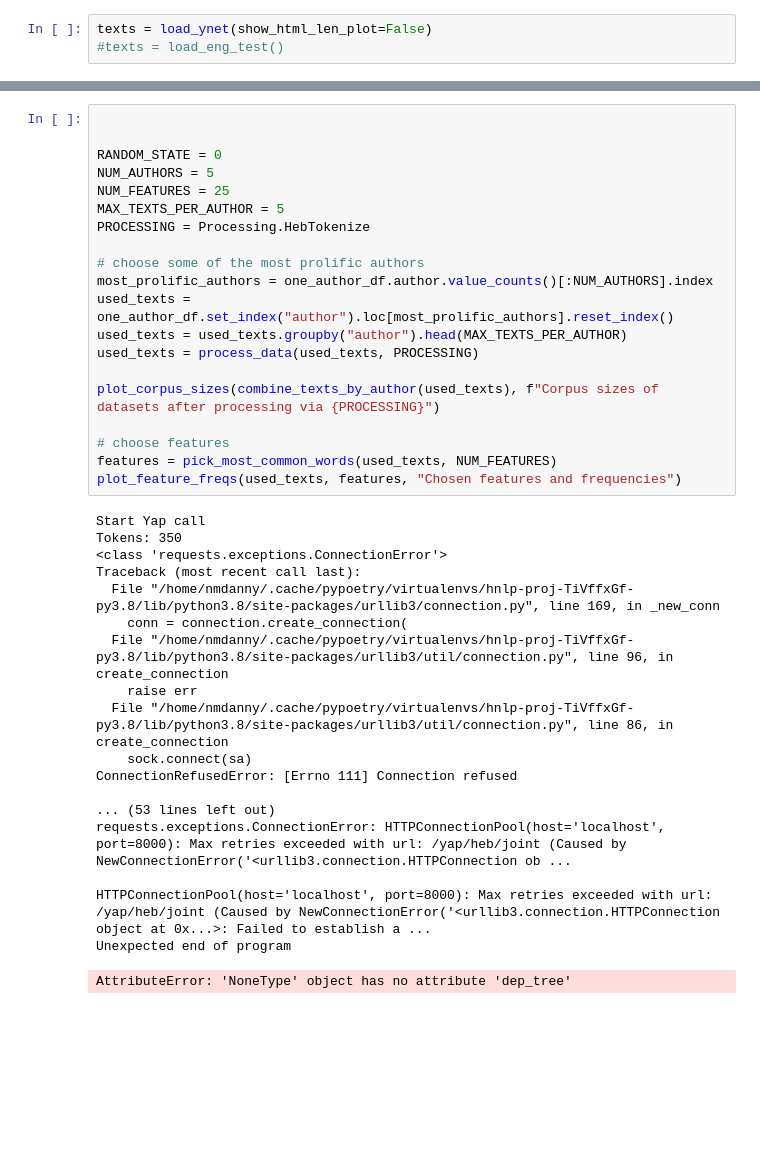
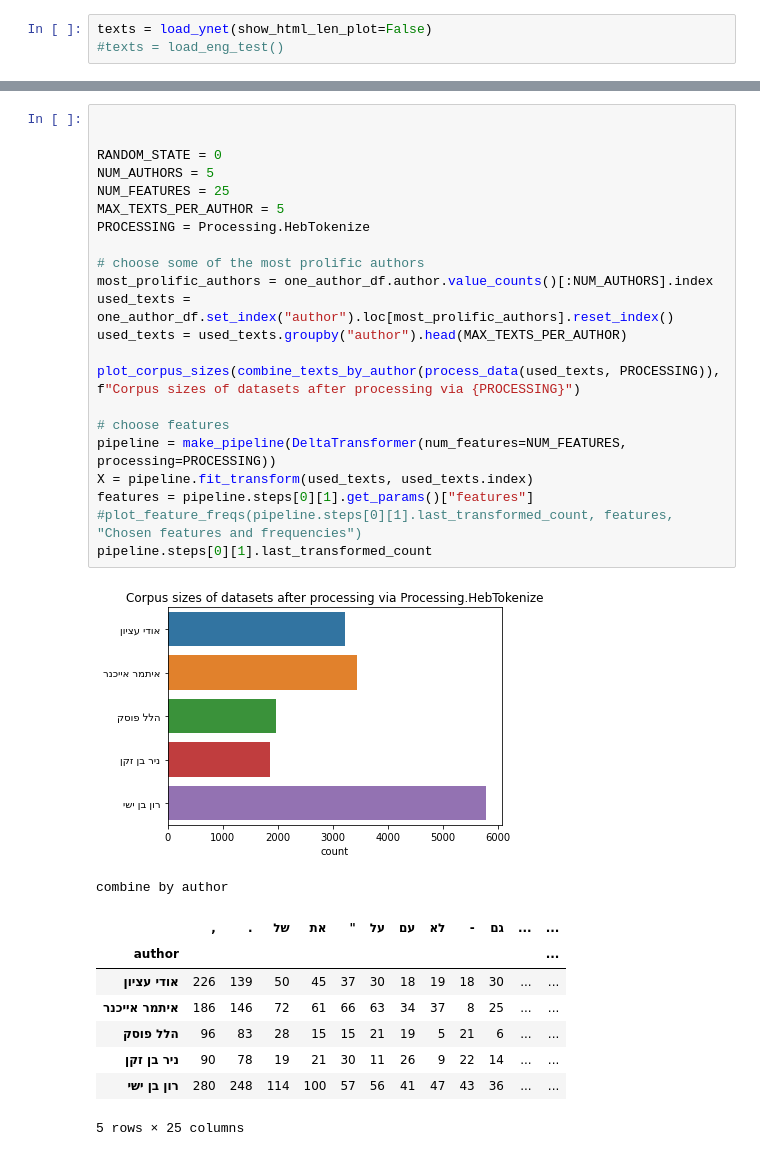
Before and after one commit to nmdanny/hnlp_proj, a Jupyter notebook: eda.ipynb, the cells around one changed output, grey strips where cells are left out. Saved outputs shown, nothing was run; the diff lists cells and outputs as text; blank space fills up the shorter version.

Commit message:
Implement delta as scikit feature

```diff
--- a/eda.ipynb
+++ b/eda.ipynb
@@ -66,42 +70,36 @@ no_author_df
 # %%
 
 
 RANDOM_STATE = 0
 NUM_AUTHORS = 5
 NUM_FEATURES = 25
 MAX_TEXTS_PER_AUTHOR = 5
 PROCESSING = Processing.HebTokenize
 
 # choose some of the most prolific authors
 most_prolific_authors = one_author_df.author.value_counts()[:NUM_AUTHORS].index
 used_texts = one_author_df.set_index("author").loc[most_prolific_authors].reset_index()
 used_texts = used_texts.groupby("author").head(MAX_TEXTS_PER_AUTHOR)
-used_texts = process_data(used_texts, PROCESSING)
 
-plot_corpus_sizes(combine_texts_by_author(used_texts), f"Corpus sizes of datasets after processing via {PROCESSING}")
+plot_corpus_sizes(combine_texts_by_author(process_data(used_texts, PROCESSING)), f"Corpus sizes of datasets after processing via {PROCESSING}")
 
 # choose features
-features = pick_most_common_words(used_texts, NUM_FEATURES)
-plot_feature_freqs(used_texts, features, "Chosen features and frequencies")
+pipeline = make_pipeline(DeltaTransformer(num_features=NUM_FEATURES, processing=PROCESSING))
+X = pipeline.fit_transform(used_texts, used_texts.index)
+features = pipeline.steps[0][1].get_params()["features"]
+#plot_feature_freqs(pipeline.steps[0][1].last_transformed_count, features, "Chosen features and frequencies")
+pipeline.steps[0][1].last_transformed_count
 # %% [output]
+[figure, added]
-Start Yap call
-Tokens: 350
-<class 'requests.exceptions.ConnectionError'>
-Traceback (most recent call last):
-  File "/home/nmdanny/.cache/pypoetry/virtualenvs/hnlp-proj-TiVffxGf-py3.8/lib/python3.8/site-packages/urllib3/connection.py", line 169, in _new_conn
-    conn = connection.create_connection(
-  File "/home/nmdanny/.cache/pypoetry/virtualenvs/hnlp-proj-TiVffxGf-py3.8/lib/python3.8/site-packages/urllib3/util/connection.py", line 96, in create_connection
-    raise err
-  File "/home/nmdanny/.cache/pypoetry/virtualenvs/hnlp-proj-TiVffxGf-py3.8/lib/python3.8/site-packages/urllib3/util/connection.py", line 86, in create_connection
-    sock.connect(sa)
-ConnectionRefusedError: [Errno 111] Connection refused
-
-... (53 lines left out)
-requests.exceptions.ConnectionError: HTTPConnectionPool(host='localhost', port=8000): Max retries exceeded with url: /yap/heb/joint (Caused by NewConnectionError('<urllib3.connection.HTTPConnection ob ...
-
-HTTPConnectionPool(host='localhost', port=8000): Max retries exceeded with url: /yap/heb/joint (Caused by NewConnectionError('<urllib3.connection.HTTPConnection object at 0x...>: Failed to establish a ...
-Unexpected end of program
+combine by author
+|  | , | . | של | את | " | על | עם | לא | - | גם | ... | ... |
+| author |  |  |  |  |  |  |  |  |  |  |  | ... |
+| אודי עציון | 226 | 139 | 50 | 45 | 37 | 30 | 18 | 19 | 18 | 30 | ... | ... |
+| איתמר אייכנר | 186 | 146 | 72 | 61 | 66 | 63 | 34 | 37 | 8 | 25 | ... | ... |
+| הלל פוסק | 96 | 83 | 28 | 15 | 15 | 21 | 19 | 5 | 21 | 6 | ... | ... |
+| ניר בן זקן | 90 | 78 | 19 | 21 | 30 | 11 | 26 | 9 | 22 | 14 | ... | ... |
+| רון בן ישי | 280 | 248 | 114 | 100 | 57 | 56 | 41 | 47 | 43 | 36 | ... | ... |
-AttributeError: 'NoneType' object has no attribute 'dep_tree'
+5 rows × 25 columns
 # %%
 # split one-author dataset to train and test
 X_train, X_test = train_test_split(used_texts, random_state=RANDOM_STATE,
```
Also changed, not shown: parts of 7 cells of this notebook, 5 other files.
